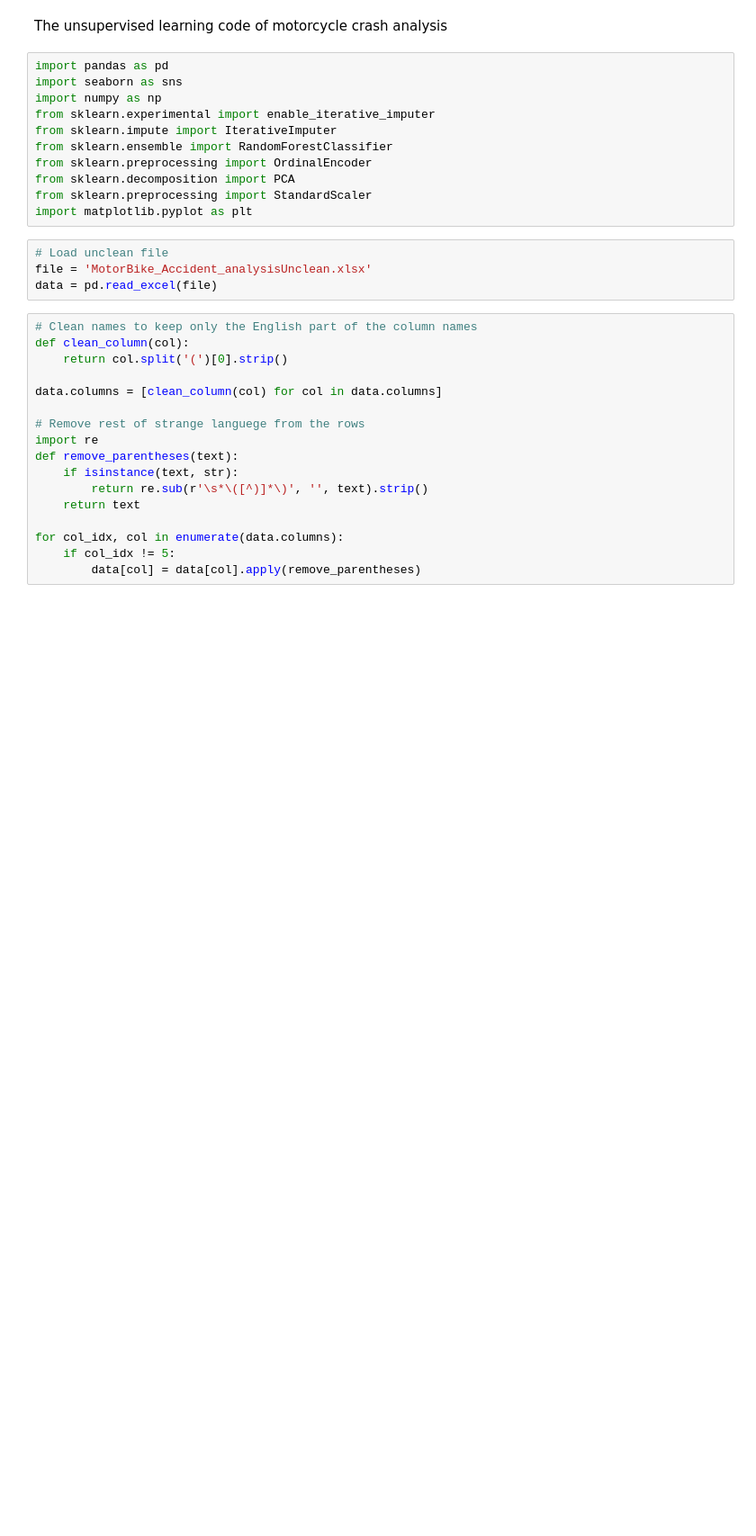
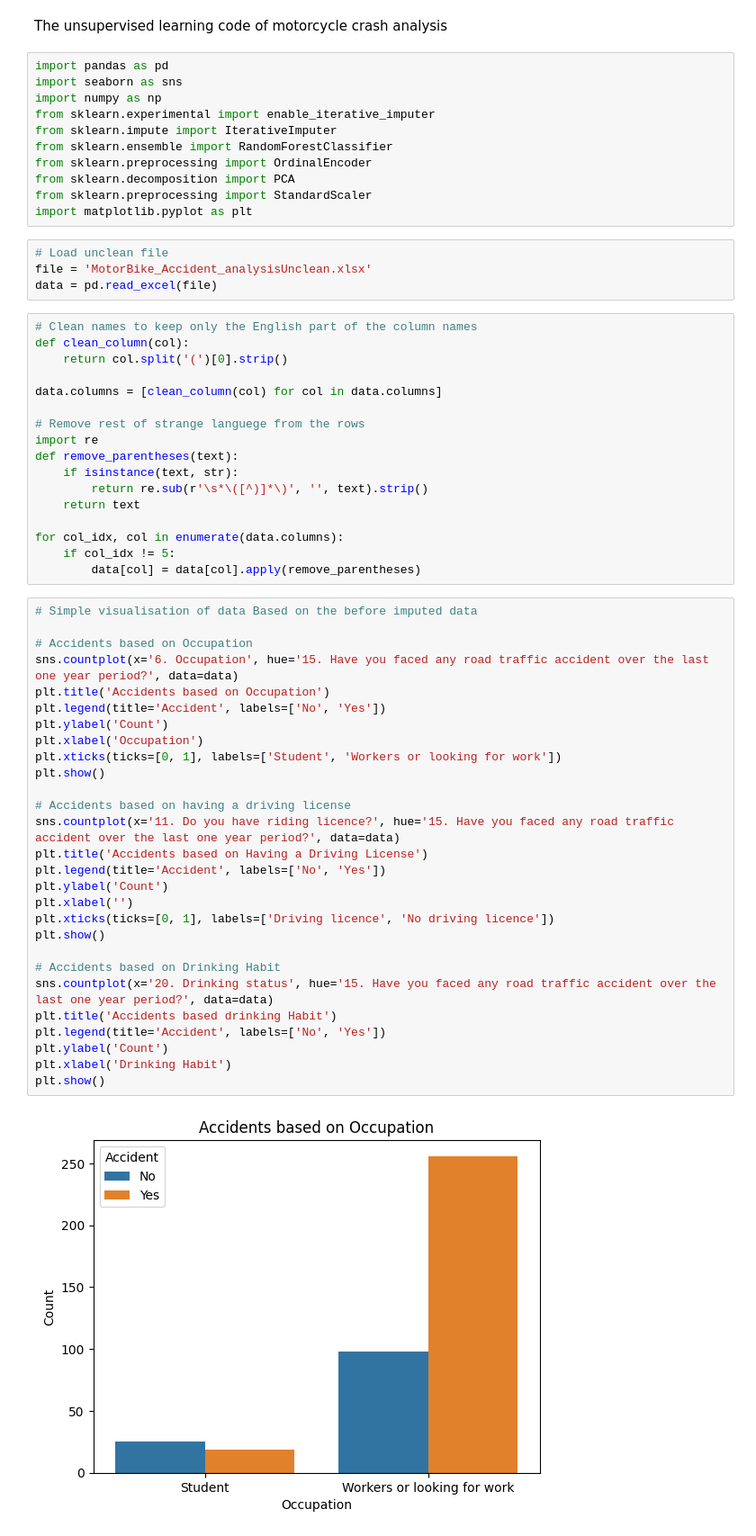
Before and after one commit to gillesstevens03-cloud/Scientific-programming, a Jupyter notebook: Unsupervised_motorbike_accident.ipynb, the cells around one changed output. Shown: that part at 90% size. Saved outputs shown, nothing was run; the diff lists cells and outputs as text; blank space fills up the shorter version.

Commit message:
Made simple visualisations before imputation. Imputations done after

```diff
--- a/Unsupervised_motorbike_accident.ipynb
+++ b/Unsupervised_motorbike_accident.ipynb
@@ -32,3 +32,33 @@ def remove_parentheses(text):
 for col_idx, col in enumerate(data.columns):
 	if col_idx != 5:
 		data[col] = data[col].apply(remove_parentheses)
+# %%
+# Simple visualisation of data Based on the before imputed data
+
+# Accidents based on Occupation
+sns.countplot(x='6. Occupation', hue='15. Have you faced any road traffic accident over the last one year period?', data=data)
+plt.title('Accidents based on Occupation')
+plt.legend(title='Accident', labels=['No', 'Yes'])
+plt.ylabel('Count')
+plt.xlabel('Occupation')
+plt.xticks(ticks=[0, 1], labels=['Student', 'Workers or looking for work'])
+plt.show()
+
+# Accidents based on having a driving license
+sns.countplot(x='11. Do you have riding licence?', hue='15. Have you faced any road traffic accident over the last one year period?', data=data)
+plt.title('Accidents based on Having a Driving License')
+plt.legend(title='Accident', labels=['No', 'Yes'])
+plt.ylabel('Count')
+plt.xlabel('')
+plt.xticks(ticks=[0, 1], labels=['Driving licence', 'No driving licence'])
+plt.show()
+
+# Accidents based on Drinking Habit
+sns.countplot(x='20. Drinking status', hue='15. Have you faced any road traffic accident over the last one year period?', data=data)
+plt.title('Accidents based drinking Habit')
+plt.legend(title='Accident', labels=['No', 'Yes'])
+plt.ylabel('Count')
+plt.xlabel('Drinking Habit')
+plt.show()
+# %% [output]
+[figure, added]
```
Also changed, not shown: parts of 2 cells of this notebook.
